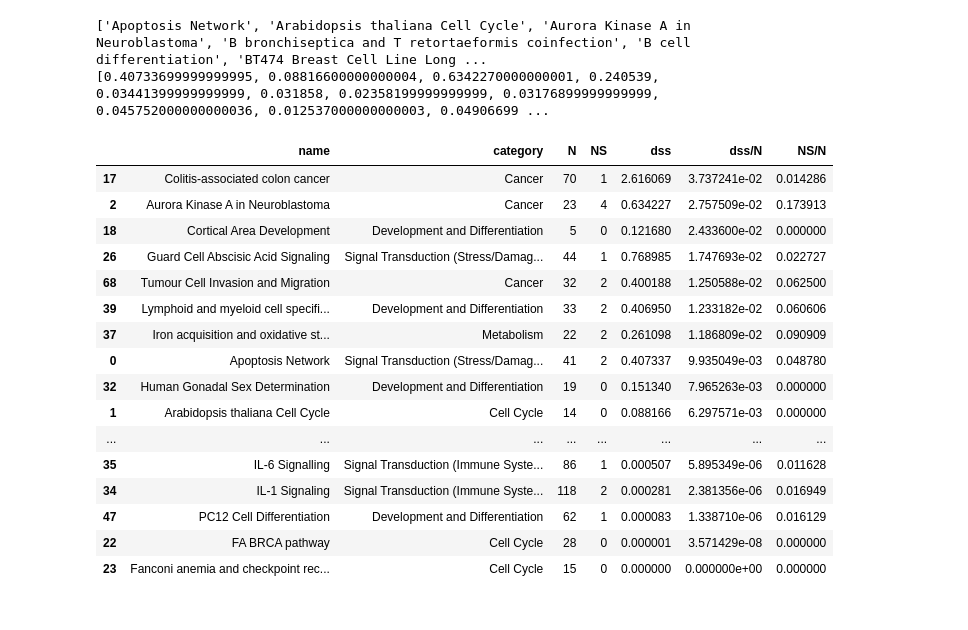
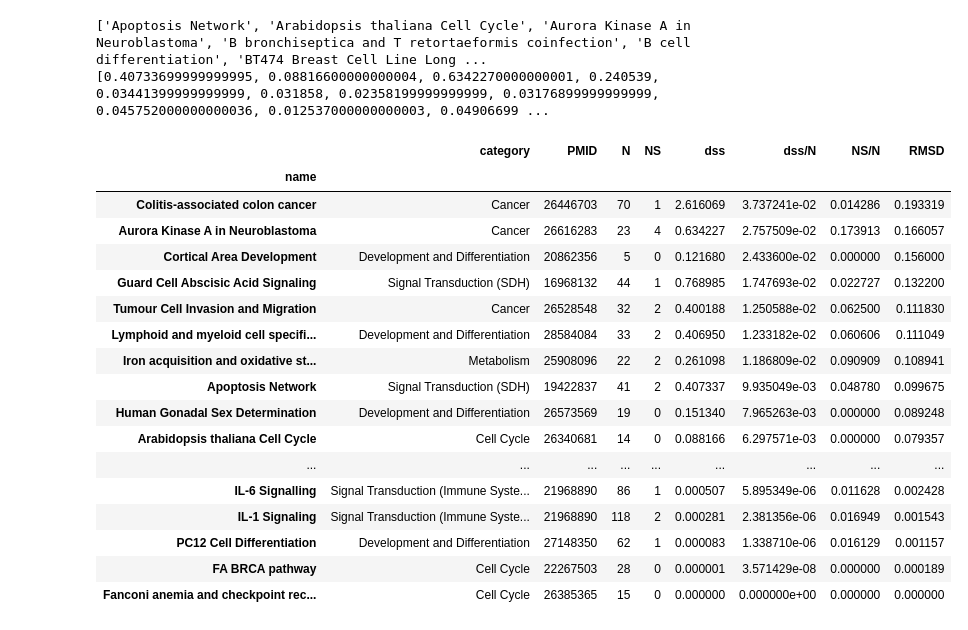
Before and after one commit to kyuhyongpark/cubewalkers-analysis, a Jupyter notebook: node_average_values_analysis.ipynb, the cells around one changed output. Drawn from its saved outputs; the diff is of its cells as text; code cells hidden in the pictures.

```diff
--- a/node_average_values_analysis.ipynb
+++ b/node_average_values_analysis.ipynb
@@ -53,7 +53,7 @@ def hist_kde_pair(data, stretch_factor=6, var_name=None):
 models_dir = 'corrected_models' # cell_collective OR corrected_models
 
 QC = pd.read_csv('data/model_categories.csv')
-QC.columns = ['name', 'category',]
+QC.columns = ['name', 'category', 'PMID']
 
 names = []
 dss_list = []
@@ -82,48 +82,50 @@ print(dss_list)
 N = []
 NS = []
 for name in names:
     with open(f'models/{models_dir}/{name}.txt', 'r') as f:
         nt = 0
         ns = 0
         for row in f:
             if row[0] == '#':
                 continue
             nt += 1
             if row.split(',')[0].strip() == row.split(',')[1].strip():
                 ns += 1
         N.append(nt)
         NS.append(ns)
 
 NDF = pd.DataFrame({
     'name': names,
     'N': N,
     'NS': NS,
     'dss': dss_list,
 })
 
 QC=QC.merge(NDF)
 QC['dss/N'] = (QC['dss'])/(QC['N'])
 QC['NS/N'] = (QC['NS'])/(QC['N'])
+QC['RMSD'] = np.sqrt(QC['dss/N'])
 
-
+QC.set_index('name', inplace=True)
 QC.sort_values(by=['dss/N'], ascending=False)
 # %% [output]
 ['Apoptosis Network', 'Arabidopsis thaliana Cell Cycle', 'Aurora Kinase A in Neuroblastoma', 'B bronchiseptica and T retortaeformis coinfection', 'B cell differentiation', 'BT474 Breast Cell Line Long ...
 [0.40733699999999995, 0.08816600000000004, 0.6342270000000001, 0.240539, 0.03441399999999999, 0.031858, 0.02358199999999999, 0.03176899999999999, 0.045752000000000036, 0.012537000000000003, 0.04906699 ...
-|  | name | category | N | NS | dss | dss/N | NS/N |
-| 17 | Colitis-associated colon cancer | Cancer | 70 | 1 | 2.616069 | 3.737241e-02 | 0.014286 |
-| 2 | Aurora Kinase A in Neuroblastoma | Cancer | 23 | 4 | 0.634227 | 2.757509e-02 | 0.173913 |
-| 18 | Cortical Area Development | Development and Differentiation | 5 | 0 | 0.121680 | 2.433600e-02 | 0.000000 |
-| 26 | Guard Cell Abscisic Acid Signaling | Signal Transduction (Stress/Damag... | 44 | 1 | 0.768985 | 1.747693e-02 | 0.022727 |
-| 68 | Tumour Cell Invasion and Migration | Cancer | 32 | 2 | 0.400188 | 1.250588e-02 | 0.062500 |
-| 39 | Lymphoid and myeloid cell specifi... | Development and Differentiation | 33 | 2 | 0.406950 | 1.233182e-02 | 0.060606 |
-| 37 | Iron acquisition and oxidative st... | Metabolism | 22 | 2 | 0.261098 | 1.186809e-02 | 0.090909 |
-| 0 | Apoptosis Network | Signal Transduction (Stress/Damag... | 41 | 2 | 0.407337 | 9.935049e-03 | 0.048780 |
-| 32 | Human Gonadal Sex Determination | Development and Differentiation | 19 | 0 | 0.151340 | 7.965263e-03 | 0.000000 |
-| 1 | Arabidopsis thaliana Cell Cycle | Cell Cycle | 14 | 0 | 0.088166 | 6.297571e-03 | 0.000000 |
-| ... | ... | ... | ... | ... | ... | ... | ... |
-| 35 | IL-6 Signalling | Signal Transduction (Immune Syste... | 86 | 1 | 0.000507 | 5.895349e-06 | 0.011628 |
-| 34 | IL-1 Signaling | Signal Transduction (Immune Syste... | 118 | 2 | 0.000281 | 2.381356e-06 | 0.016949 |
-| 47 | PC12 Cell Differentiation | Development and Differentiation | 62 | 1 | 0.000083 | 1.338710e-06 | 0.016129 |
-| 22 | FA BRCA pathway | Cell Cycle | 28 | 0 | 0.000001 | 3.571429e-08 | 0.000000 |
-| 23 | Fanconi anemia and checkpoint rec... | Cell Cycle | 15 | 0 | 0.000000 | 0.000000e+00 | 0.000000 |
+|  | category | PMID | N | NS | dss | dss/N | NS/N | RMSD |
+| name |  |  |  |  |  |  |  |  |
+| Colitis-associated colon cancer | Cancer | 26446703 | 70 | 1 | 2.616069 | 3.737241e-02 | 0.014286 | 0.193319 |
+| Aurora Kinase A in Neuroblastoma | Cancer | 26616283 | 23 | 4 | 0.634227 | 2.757509e-02 | 0.173913 | 0.166057 |
+| Cortical Area Development | Development and Differentiation | 20862356 | 5 | 0 | 0.121680 | 2.433600e-02 | 0.000000 | 0.156000 |
+| Guard Cell Abscisic Acid Signaling | Signal Transduction (SDH) | 16968132 | 44 | 1 | 0.768985 | 1.747693e-02 | 0.022727 | 0.132200 |
+| Tumour Cell Invasion and Migration | Cancer | 26528548 | 32 | 2 | 0.400188 | 1.250588e-02 | 0.062500 | 0.111830 |
+| Lymphoid and myeloid cell specifi... | Development and Differentiation | 28584084 | 33 | 2 | 0.406950 | 1.233182e-02 | 0.060606 | 0.111049 |
+| Iron acquisition and oxidative st... | Metabolism | 25908096 | 22 | 2 | 0.261098 | 1.186809e-02 | 0.090909 | 0.108941 |
+| Apoptosis Network | Signal Transduction (SDH) | 19422837 | 41 | 2 | 0.407337 | 9.935049e-03 | 0.048780 | 0.099675 |
+| Human Gonadal Sex Determination | Development and Differentiation | 26573569 | 19 | 0 | 0.151340 | 7.965263e-03 | 0.000000 | 0.089248 |
+| Arabidopsis thaliana Cell Cycle | Cell Cycle | 26340681 | 14 | 0 | 0.088166 | 6.297571e-03 | 0.000000 | 0.079357 |
+| ... | ... | ... | ... | ... | ... | ... | ... | ... |
+| IL-6 Signalling | Signal Transduction (Immune Syste... | 21968890 | 86 | 1 | 0.000507 | 5.895349e-06 | 0.011628 | 0.002428 |
+| IL-1 Signaling | Signal Transduction (Immune Syste... | 21968890 | 118 | 2 | 0.000281 | 2.381356e-06 | 0.016949 | 0.001543 |
+| PC12 Cell Differentiation | Development and Differentiation | 27148350 | 62 | 1 | 0.000083 | 1.338710e-06 | 0.016129 | 0.001157 |
+| FA BRCA pathway | Cell Cycle | 22267503 | 28 | 0 | 0.000001 | 3.571429e-08 | 0.000000 | 0.000189 |
+| Fanconi anemia and checkpoint rec... | Cell Cycle | 26385365 | 15 | 0 | 0.000000 | 0.000000e+00 | 0.000000 | 0.000000 |
```
Also changed, not shown: parts of 5 cells of this notebook, 4 other files.
